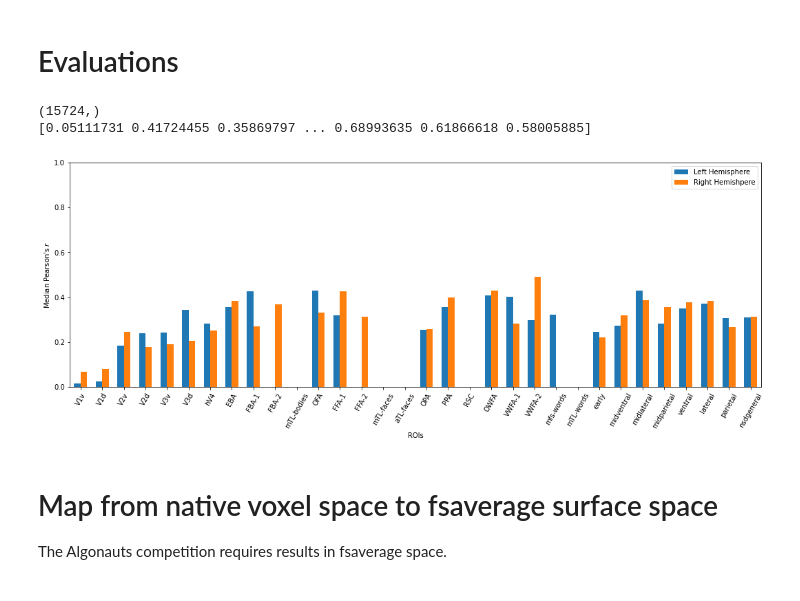
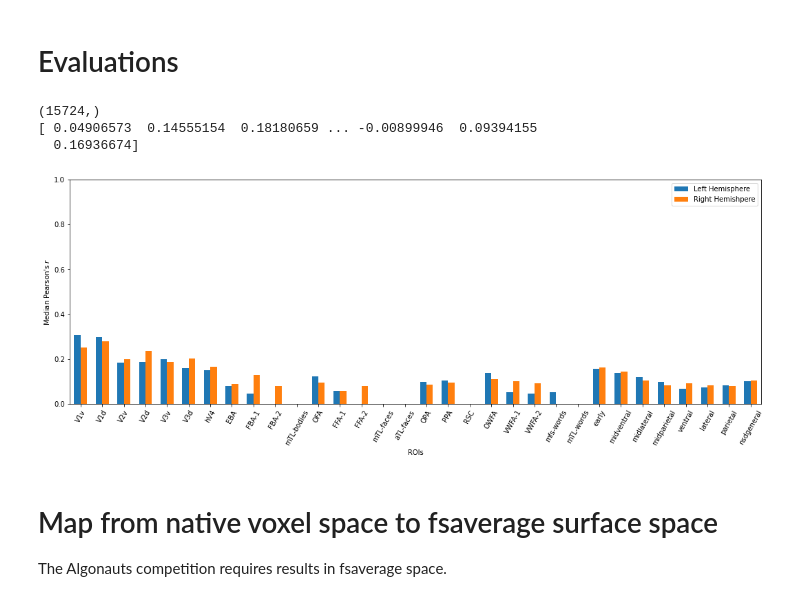
Before and after one commit to MedARC-AI/fMRI-Algonauts-Challenge-2023, a Jupyter notebook: algonauts.ipynb, the cells around one changed output. Drawn from its saved outputs; the diff is of its cells as text; code cells hidden in the pictures.

Commit message:
everything works now, but correlations still somewhat poorer than in colab notebook

```diff
--- a/algonauts.ipynb
+++ b/algonauts.ipynb
@@ -54,7 +54,7 @@ if num_devices==0: # not using gpu, assuming you want to use the limited dataset
     num_devices = 1
     num_workers = 1
     batch_size = 300
-    num_samples = 300
+    num_samples = 9000
 else: # using cuda, assuming you want to use the full dataset
     num_workers = num_devices
     batch_size = 300
@@ -122,10 +131 @@ img_input.shape torch.Size([300, 3, 256, 256]) tensor([2.1633, 2.1633, 2.1633, 2
-# %%
-# check training batches are working correctly
-# nothing prints out if correct
-for train_i, (voxel, img_input) in enumerate(tqdm(train_dl)):
-    if voxel.shape[0]!=batch_size:
-        print("idx",train_i)
-        print("voxel.shape",voxel.shape,voxel[0,20:24])
-        print("img_input.shape",img_input.shape,img_input[0,0,0,100:104])
-        break
 # %%
@@ -320,13 +310,14 @@ from scipy.stats import pearsonr as corr
 correlation = np.zeros(fmri_val_pred.shape[1])
 # Correlate each predicted voxel with the corresponding ground truth voxel
 for v in tqdm(range(fmri_val_pred.shape[1])):
-    correlation[v] = corr(fmri_val_pred[:,v], fmri_val[:,v])[1]
+    correlation[v] = corr(fmri_val_pred[:,v], fmri_val[:,v])[0]
 # %%
 print(correlation.shape)
 print(correlation)
 # %% [output]
 (15724,)
-[0.05111731 0.41724455 0.35869797 ... 0.68993635 0.61866618 0.58005885]
+[ 0.04906573  0.14555154  0.18180659 ... -0.00899946  0.09394155
+  0.16936674]
 # %%
 # Get roi class for given roi
 def getRoiClass(roi):
@@ -389,21 +380,20 @@ for hemisphere in ['left', 'right']:
 # %%
 # Create the plot
 lh_median_roi_correlation = [np.median(lh_roi_correlation[r]) for r in range(len(lh_roi_correlation))]
 rh_median_roi_correlation = [np.median(rh_roi_correlation[r]) for r in range(len(rh_roi_correlation))]
 plt.figure(figsize=(18,6))
 x = np.arange(len(roi_list))
 width = 0.30
 plt.bar(x - width/2, lh_median_roi_correlation, width, label='Left Hemisphere')
-plt.bar(x + width/2, rh_median_roi_correlation, width,
-    label='Right Hemishpere')
+plt.bar(x + width/2, rh_median_roi_correlation, width,label='Right Hemishpere')
 plt.xlim(left=min(x)-.5, right=max(x)+.5)
 plt.ylim(bottom=0, top=1)
 plt.xlabel('ROIs')
 plt.xticks(ticks=x, labels=roi_list, rotation=60)
 plt.ylabel('Median Pearson\'s $r$')
 plt.legend(frameon=True, loc=1);
 # %% [output]
-[figure, old version]
+[figure, new version]
 # %% [markdown]
 # Map from native voxel space to fsaverage surface space
 The Algonauts competition requires results in fsaverage space.
```
Also changed, not shown: parts of 13 cells of this notebook.
